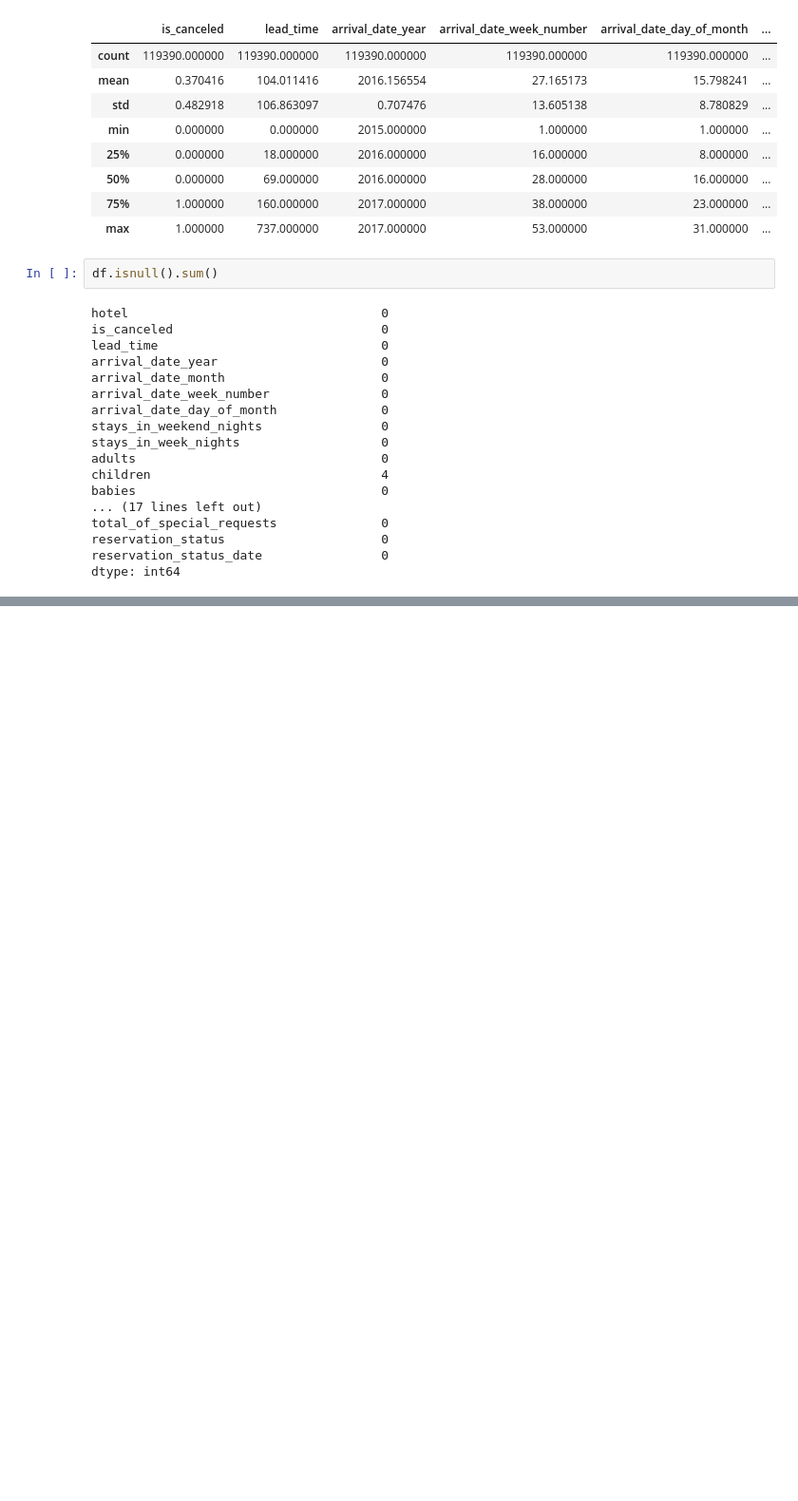
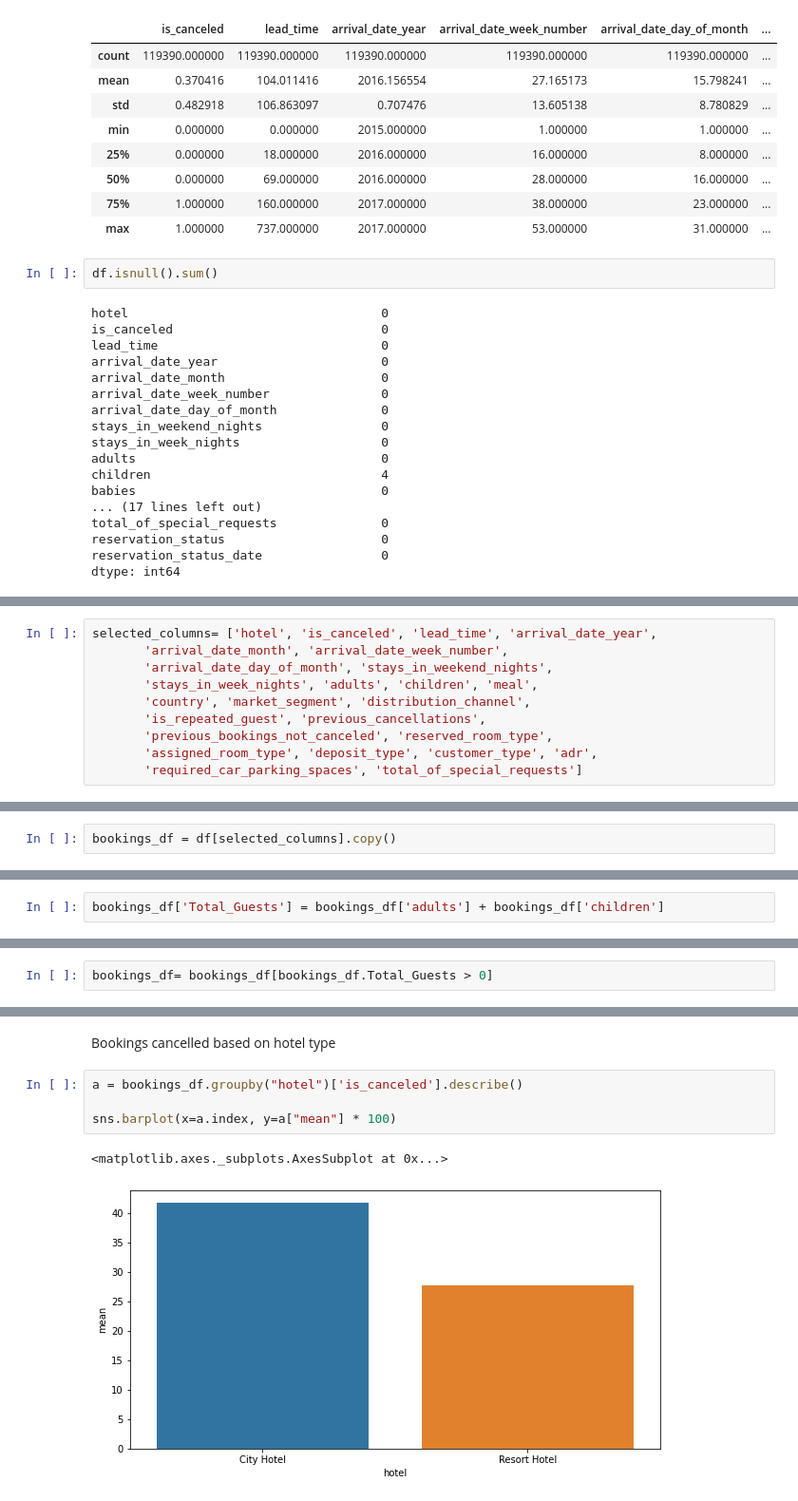
Before and after one commit to axpat/hotel_booking-EDA-notebook, a Jupyter notebook: Hotel_Booking_Analysis_Capstone_Project.ipynb, the cells around one changed output, grey strips where cells are left out. Shown at 95% size. Cells and saved outputs as stored; diff of their text form; blank space fills up the shorter version.

```diff
--- a/Hotel_Booking_Analysis_Capstone_Project.ipynb
+++ b/Hotel_Booking_Analysis_Capstone_Project.ipynb
@@ -122,0 +184,10 @@ dtype: int64
+# %%
+selected_columns= ['hotel', 'is_canceled', 'lead_time', 'arrival_date_year',
+       'arrival_date_month', 'arrival_date_week_number',
+       'arrival_date_day_of_month', 'stays_in_weekend_nights',
+       'stays_in_week_nights', 'adults', 'children', 'meal',
+       'country', 'market_segment', 'distribution_channel',
+       'is_repeated_guest', 'previous_cancellations',
+       'previous_bookings_not_canceled', 'reserved_room_type',
+       'assigned_room_type', 'deposit_type', 'customer_type', 'adr',
+       'required_car_parking_spaces', 'total_of_special_requests']
@@ -122,0 +196,2 @@ dtype: int64
+# %%
+bookings_df = df[selected_columns].copy()
@@ -122,0 +200,2 @@ dtype: int64
+# %%
+bookings_df['Total_Guests'] = bookings_df['adults'] + bookings_df['children']
@@ -122,0 +204,2 @@ dtype: int64
+# %%
+bookings_df= bookings_df[bookings_df.Total_Guests > 0]
@@ -122,0 +239,9 @@ dtype: int64
+# %% [markdown]
+Bookings cancelled based on hotel type
+# %%
+a = bookings_df.groupby("hotel")['is_canceled'].describe()
+
+sns.barplot(x=a.index, y=a["mean"] * 100)
+# %% [output]
+<matplotlib.axes._subplots.AxesSubplot at 0x...>
+[figure, added]
```
Also changed, not shown: parts of 29 cells of this notebook.
